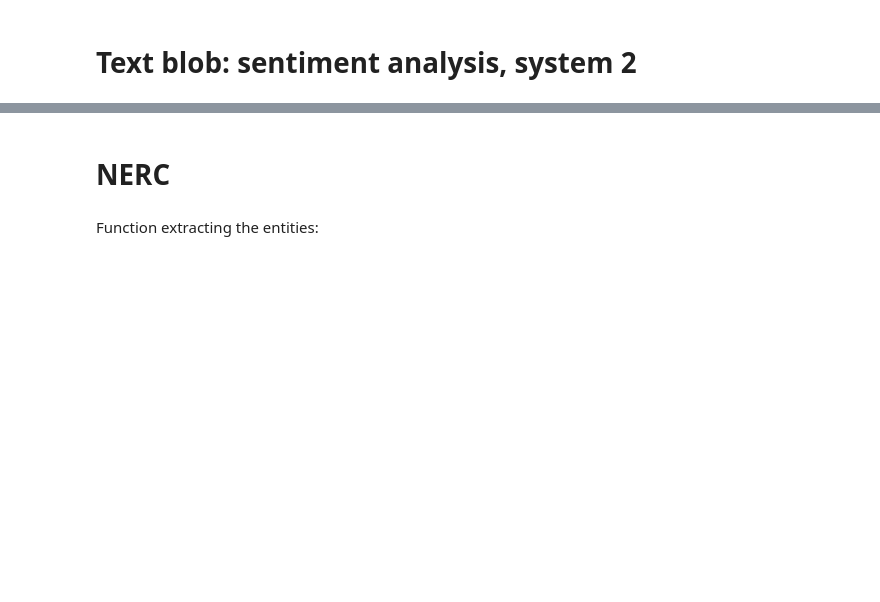
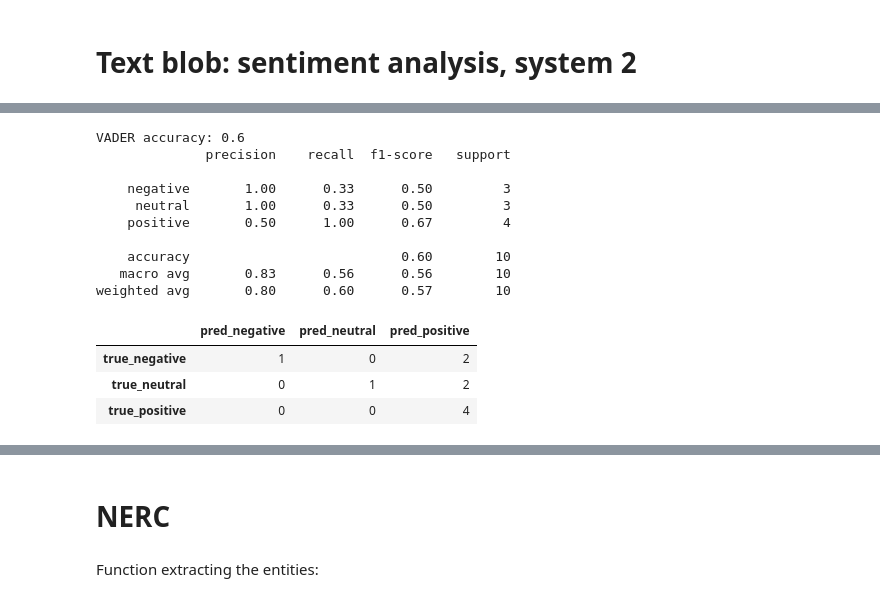
Before and after one commit to toni-23-b/TextMining2026, a Jupyter notebook: sentiment.ipynb, the cells around one changed output, grey strips where cells are left out. Drawn from its saved outputs; the diff is of its cells as text; code cells hidden in the pictures; blank space fills up the shorter version.

```diff
--- a/sentiment.ipynb
+++ b/sentiment.ipynb
@@ -185,0 +162,48 @@ disagreements.head(20)
+# %%
+from sklearn.metrics import accuracy_score, classification_report, confusion_matrix
+
+sentiment_labels = ["negative", "neutral", "positive"]
+
+vader_accuracy = accuracy_score(
+
+    comparison_df["sentiment"],
+    comparison_df["vader_label"]
+
+)
+
+print("VADER accuracy:", vader_accuracy)
+print(classification_report(
+
+    comparison_df["sentiment"],
+    comparison_df["vader_label"]
+
+))
+
+vader_confusion_matrix = pd.DataFrame(
+    confusion_matrix(
+        comparison_df["sentiment"],
+        comparison_df["vader_label"],
+        labels=sentiment_labels
+
+    ),
+
+    index=[f"true_{label}" for label in sentiment_labels],
+    columns=[f"pred_{label}" for label in sentiment_labels]
+
+)
+vader_confusion_matrix
+# %% [output]
+VADER accuracy: 0.6
+              precision    recall  f1-score   support
+
+    negative       1.00      0.33      0.50         3
+     neutral       1.00      0.33      0.50         3
+    positive       0.50      1.00      0.67         4
+
+    accuracy                           0.60        10
+   macro avg       0.83      0.56      0.56        10
+weighted avg       0.80      0.60      0.57        10
+|  | pred_negative | pred_neutral | pred_positive |
+| true_negative | 1 | 0 | 2 |
+| true_neutral | 0 | 1 | 2 |
+| true_positive | 0 | 0 | 4 |
```
Also changed, not shown: parts of 5 cells of this notebook.
